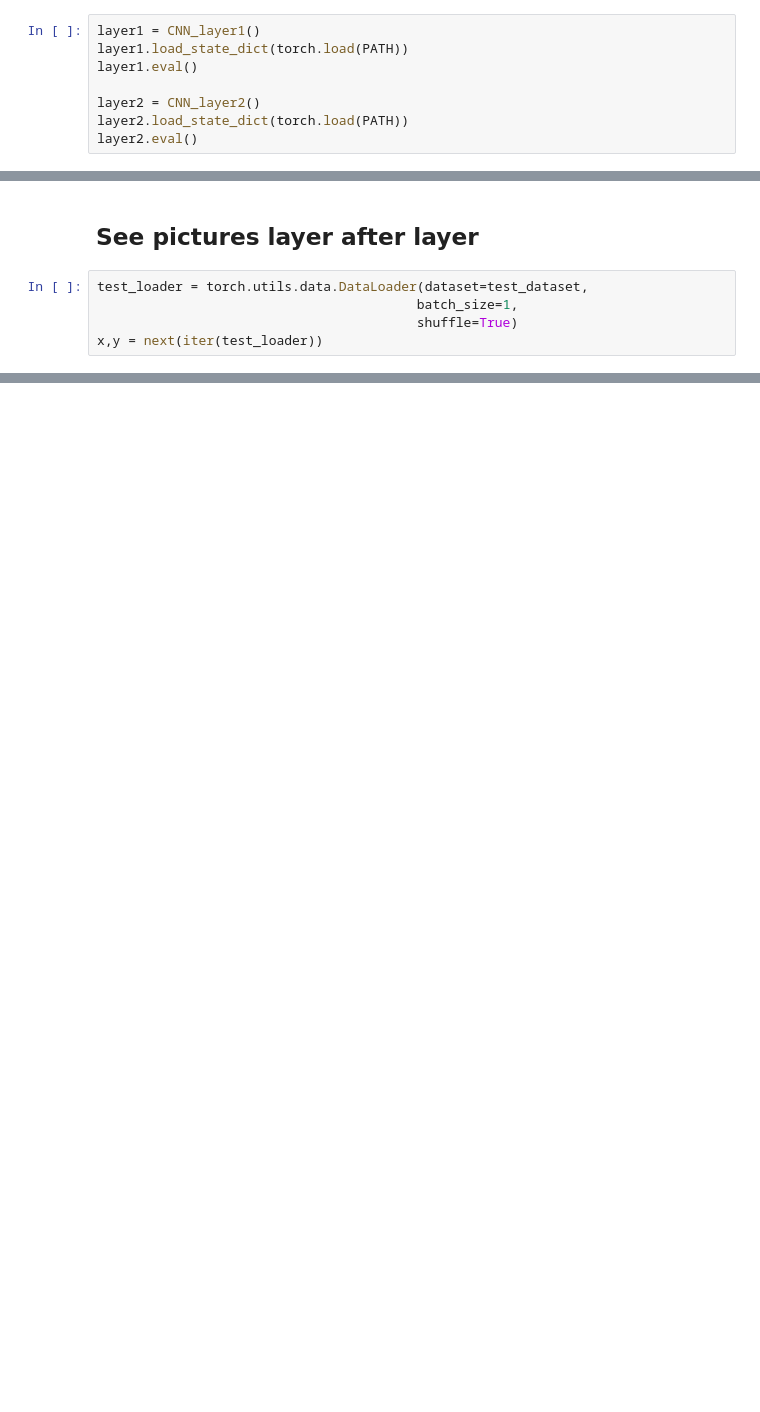
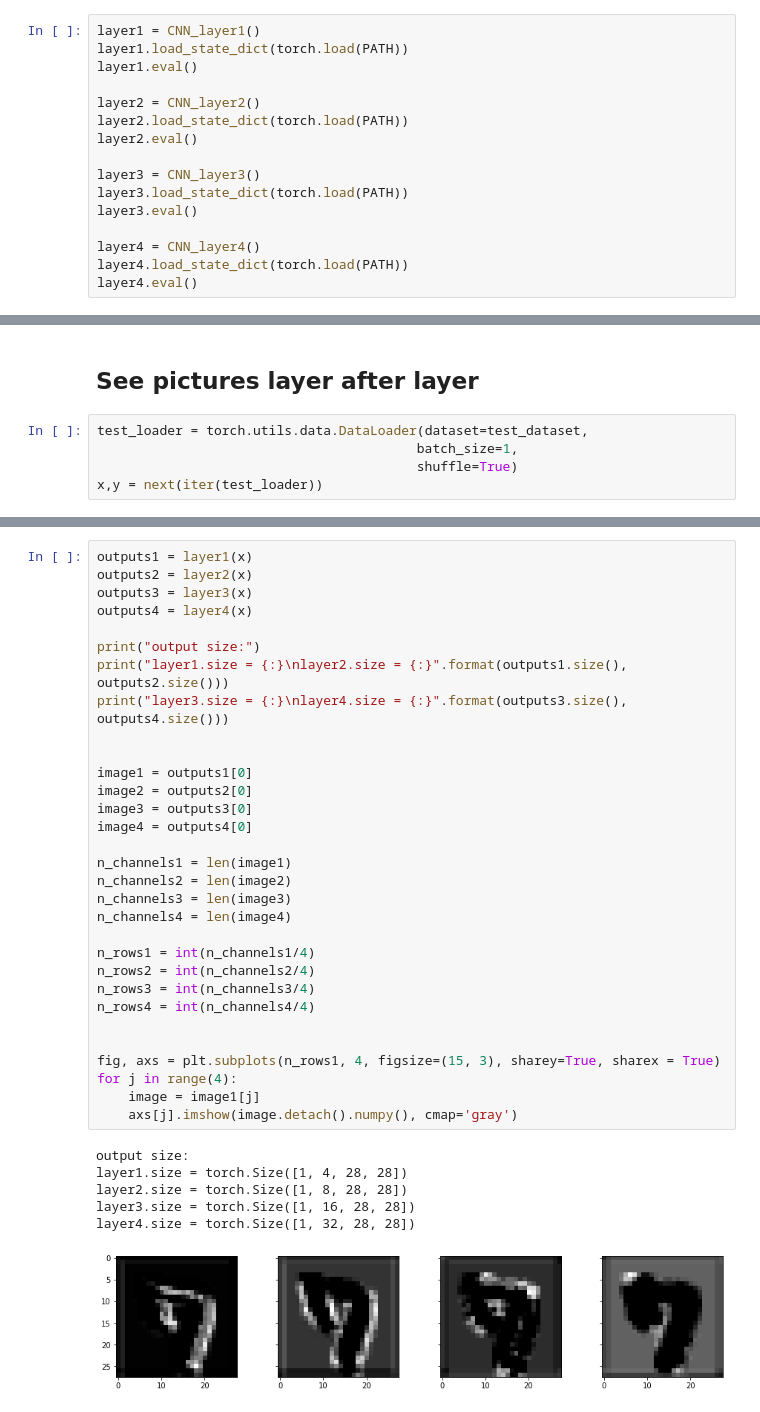
Before and after one commit to Milwa97/MasterThesis, a Jupyter notebook: ConvolutionalNN Open.ipynb, the cells around one changed output, grey strips where cells are left out. Saved outputs shown, nothing was run; the diff lists cells and outputs as text; blank space fills up the shorter version.

Commit message:
4 layer CNN with visible outputs

```diff
--- a/ConvolutionalNN Open.ipynb
+++ b/ConvolutionalNN Open.ipynb
@@ -351,4 +336,12 @@ layer1.eval()
 layer2 = CNN_layer2()
 layer2.load_state_dict(torch.load(PATH))
 layer2.eval()
+
+layer3 = CNN_layer3()
+layer3.load_state_dict(torch.load(PATH))
+layer3.eval()
+
+layer4 = CNN_layer4()
+layer4.load_state_dict(torch.load(PATH))
+layer4.eval()
 # %% [output]
@@ -456,0 +415,38 @@ plt.imshow(image2.detach().numpy())
+# %%
+outputs1 = layer1(x)
+outputs2 = layer2(x)
+outputs3 = layer3(x)
+outputs4 = layer4(x)
+
+print("output size:")
+print("layer1.size = {:}\nlayer2.size = {:}".format(outputs1.size(), outputs2.size()))
+print("layer3.size = {:}\nlayer4.size = {:}".format(outputs3.size(), outputs4.size()))
+
+
+image1 = outputs1[0]
+image2 = outputs2[0]
+image3 = outputs3[0]
+image4 = outputs4[0]
+
+n_channels1 = len(image1)
+n_channels2 = len(image2)
+n_channels3 = len(image3)
+n_channels4 = len(image4)
+
+n_rows1 = int(n_channels1/4)
+n_rows2 = int(n_channels2/4)
+n_rows3 = int(n_channels3/4)
+n_rows4 = int(n_channels4/4)
+
+
+fig, axs = plt.subplots(n_rows1, 4, figsize=(15, 3), sharey=True, sharex = True)
+for j in range(4):
+    image = image1[j]
+    axs[j].imshow(image.detach().numpy(), cmap='gray')
+# %% [output]
+output size:
+layer1.size = torch.Size([1, 4, 28, 28])
+layer2.size = torch.Size([1, 8, 28, 28])
+layer3.size = torch.Size([1, 16, 28, 28])
+layer4.size = torch.Size([1, 32, 28, 28])
+[figure, added]
```
Also changed, not shown: parts of 26 cells of this notebook.
